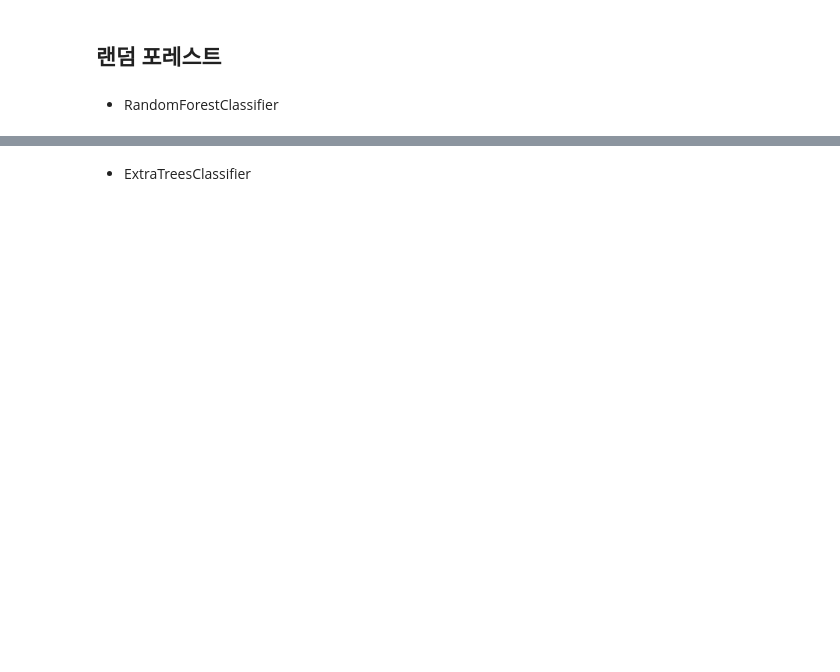
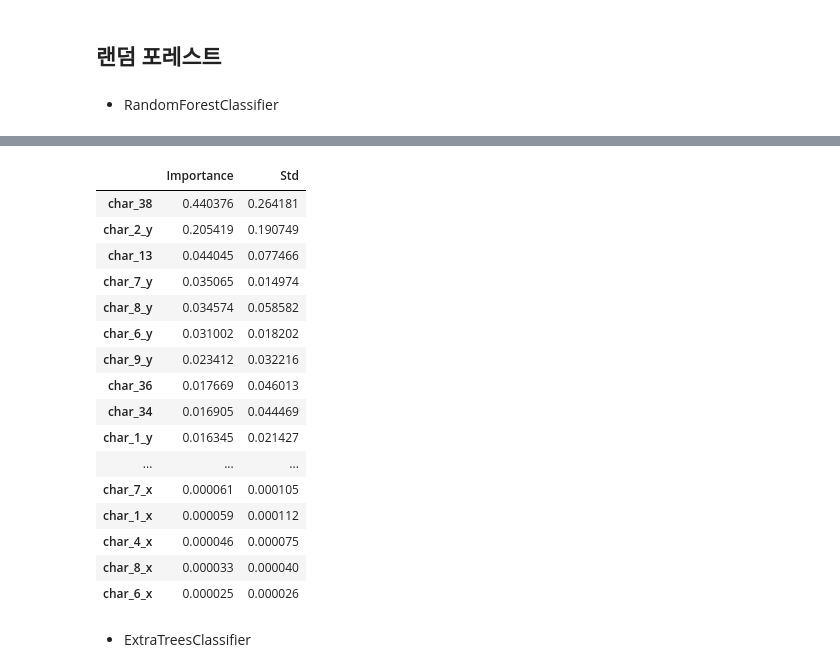
Before and after one commit to sooooner/dss_team_project_ML, a Jupyter notebook: red_hat/sooner.ipynb, the cells around one changed output, grey strips where cells are left out. Drawn from its saved outputs; the diff is of its cells as text; code cells hidden in the pictures; blank space fills up the shorter version.

```diff
--- a/red_hat/sooner.ipynb
+++ b/red_hat/sooner.ipynb
@@ -414,5 +396,11 @@ a = list(df_merge)
 a.remove('date_x')
 a.remove('date_y')
 a.remove('bool_sum')
+a.remove('people_id')
+a.remove('activity_id')
+a.remove('week_x')
+a.remove('week_y')
+a.remove('days')
+a.remove('group_1')
 a.remove('outcome')
 print(a)
@@ -451,6 +429,6 @@ print(classification_report(df_merge.outcome, clf_norm.predict(df_merge[a])))
 # %% [markdown]
 ## 의사 결정 나무
 # %%
-tree = DecisionTreeClassifier(criterion='entropy', max_depth=5).fit(df_merge[a], df_merge.outcome)
+tree = DecisionTreeClassifier(criterion='entropy', max_depth=10).fit(df_merge[a], df_merge.outcome)
 # %%
 cross_val_score(tree, df_merge[a], df_merge.outcome, scoring="roc_auc", cv=10).mean()
@@ -473,6 +446,6 @@ draw_decision_tree(tree2, b)
 # %% [markdown]
 + RandomForestClassifier
 # %%
-rfc = RandomForestClassifier(n_estimators=30, max_depth=5).fit(df_merge[a], df_merge.outcome)
+rfc = RandomForestClassifier(n_estimators=30, max_depth=10).fit(df_merge[a], df_merge.outcome)
 # %%
 cross_val_score(rfc, df_merge[a], df_merge.outcome, scoring="roc_auc", cv=10).mean()
@@ -499,3 +470,23 @@ cross_val_score(rfc2, df_merge[b], df_merge.outcome, scoring="roc_auc", cv=10).m
+# %%
+importance.sort_values(by='Importance', ascending=False)
+# %% [output]
+|  | Importance | Std |
+| char_38 | 0.440376 | 0.264181 |
+| char_2_y | 0.205419 | 0.190749 |
+| char_13 | 0.044045 | 0.077466 |
+| char_7_y | 0.035065 | 0.014974 |
+| char_8_y | 0.034574 | 0.058582 |
+| char_6_y | 0.031002 | 0.018202 |
+| char_9_y | 0.023412 | 0.032216 |
+| char_36 | 0.017669 | 0.046013 |
+| char_34 | 0.016905 | 0.044469 |
+| char_1_y | 0.016345 | 0.021427 |
+| ... | ... | ... |
+| char_7_x | 0.000061 | 0.000105 |
+| char_1_x | 0.000059 | 0.000112 |
+| char_4_x | 0.000046 | 0.000075 |
+| char_8_x | 0.000033 | 0.000040 |
+| char_6_x | 0.000025 | 0.000026 |
 # %%
 # # rfc = RandomForestClassifier(n_estimators=30).fit(df_merge[a], df_merge.outcome) 0.88
 # df_submission = pd.DataFrame({'activity_id' : df_test_act_id, 'outcome' : rfc.predict(df_merge_test[a])}).set_index('activity_id')
```
Also changed, not shown: parts of 71 cells of this notebook.
